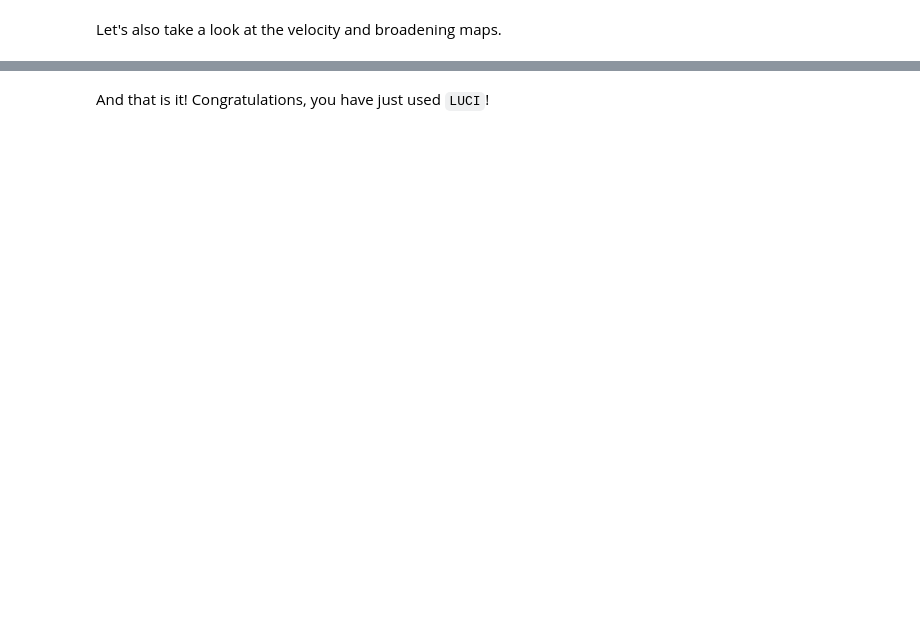
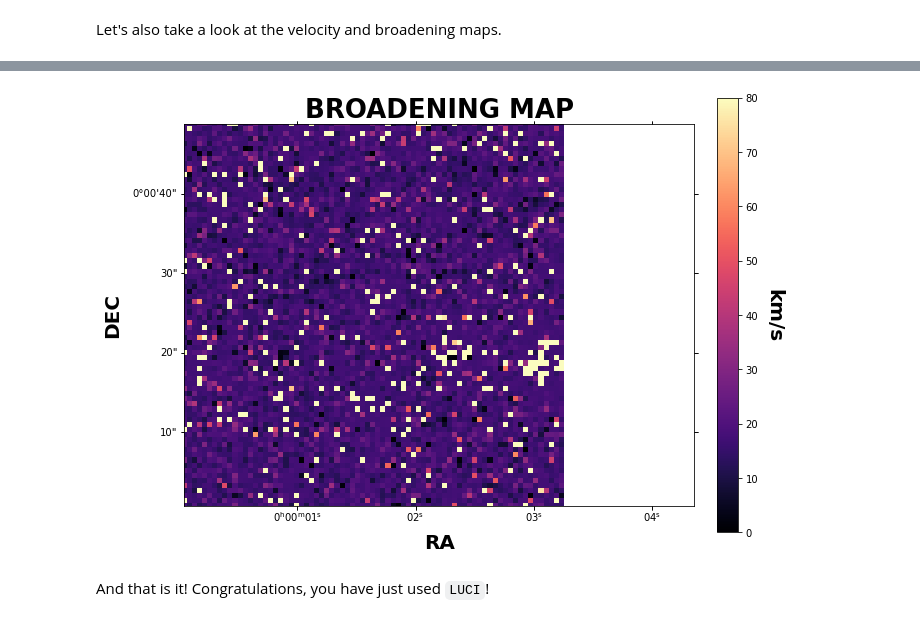
Before and after one commit to crhea93/LUCI, a Jupyter notebook: Examples/BasicExample.ipynb, the cells around one changed output, grey strips where cells are left out. Cells and saved outputs as stored; diff of their text form; code cells hidden in the pictures; blank space fills up the shorter version.

```diff
--- a/Examples/BasicExample.ipynb
+++ b/Examples/BasicExample.ipynb
@@ -91,4 +103,6 @@ lplt.plot_map(vel_map[:,:,0], 'velocity', cube_dir, cube.header, clims=[0, 500])
 # %%
-lplt.plot_map(broad_map[:,:,0], 'broadening', cube_dir, cube.header, clims=[0, 60])
+lplt.plot_map(broad_map[:,:,0], 'broadening', cube_dir, cube.header, clims=[0, 80])
+# %% [output]
+[figure, added]
 # %% [markdown]
 And that is it! Congratulations, you have just used `LUCI`!
```
Also changed, not shown: parts of 6 cells of this notebook, 2 other files.
